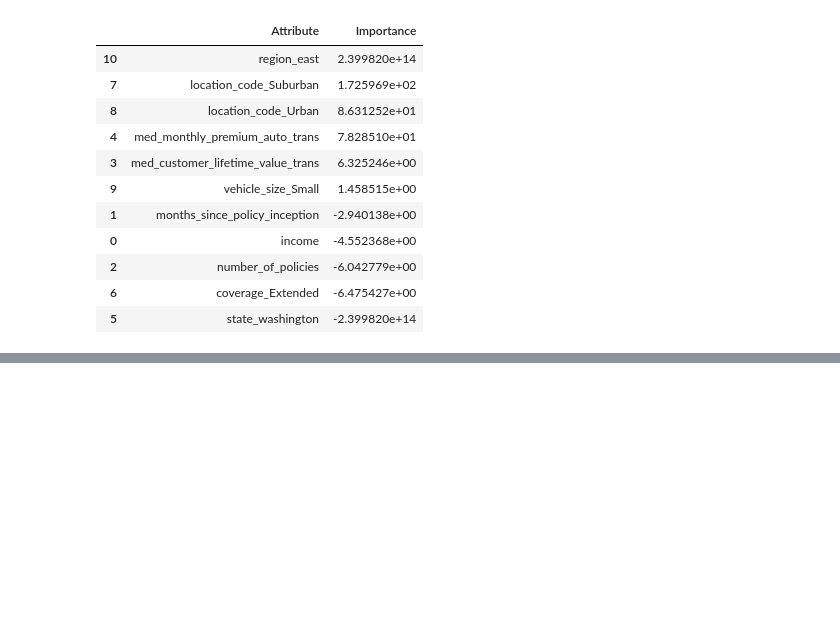
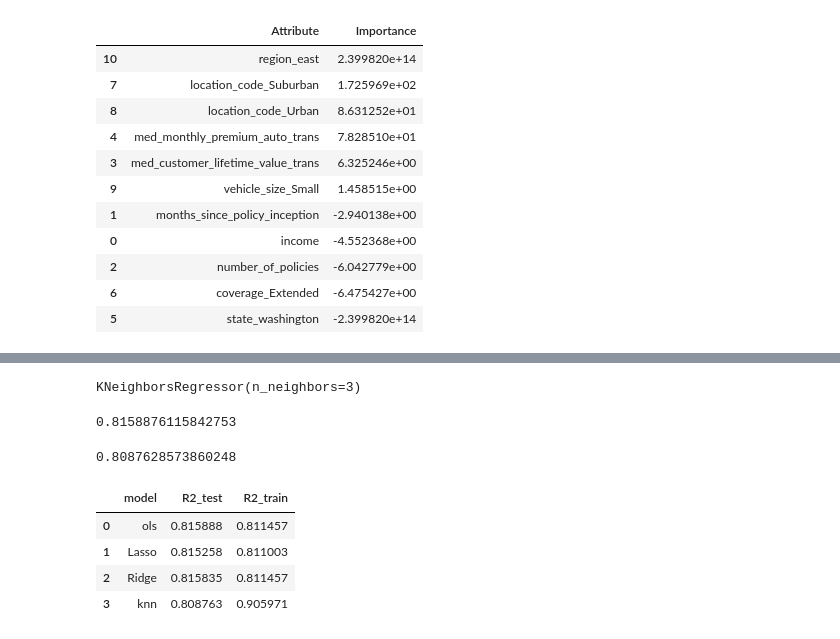
Before and after one commit to msantanarod/IronMercedes, a Jupyter notebook: Case study/Customer_Analysis_Case_Study/Customer Study Customer Analisys Complete Model.ipynb, the cells around one changed output, grey strips where cells are left out. Drawn from its saved outputs; the diff is of its cells as text; code cells hidden in the pictures; blank space fills up the shorter version.

```diff
--- a/Case study/Customer_Analysis_Case_Study/Customer Study Customer Analisys Complete Model.ipynb
+++ b/Case study/Customer_Analysis_Case_Study/Customer Study Customer Analisys Complete Model.ipynb
@@ -1365,0 +1404,9 @@ features_importances
+# %%
+X_train_scaled_constant= sm.add_constant(X_train_scaled)
+X_test_scaled_constant= sm.add_constant(X_test_scaled)  #adding a constant
+
+model=sm.OLS(y_train,X_train_scaled_constant).fit()
+predictions=model.predict(X_test_scaled_constant)
+
+print_model=model.summary()
+print(print_model)
@@ -1365,0 +1433,14 @@ features_importances
+# %%
+from sklearn.neighbors import KNeighborsRegressor # Import KNeighborsClassifier to use the K-NN for classification
+
+# initialize model (set parameters)
+neigh = KNeighborsRegressor(n_neighbors=3) # n_neighbors = K
+# %%
+neigh.fit(X_train_scaled, y_train)
+# Minkowski distance with p = 2 -> Euclidean distance
+# %% [output]
+KNeighborsRegressor(n_neighbors=3)
+# %%
+# make predictions
+y_pred_train_knn = neigh.predict(X_train_scaled)
+y_pred_test_knn  = neigh.predict(X_test_scaled)
@@ -1365,0 +1450,4 @@ features_importances
+# %%
+R2
+# %% [output]
+0.8158876115842753
@@ -1365,0 +1457,4 @@ features_importances
+# %%
+R2
+# %% [output]
+0.8087628573860248
@@ -1365,0 +1509,8 @@ features_importances
+# %%
+model(X,Y)
+# %% [output]
+|  | model | R2_test | R2_train |
+| 0 | ols | 0.815888 | 0.811457 |
+| 1 | Lasso | 0.815258 | 0.811003 |
+| 2 | Ridge | 0.815835 | 0.811457 |
+| 3 | knn | 0.808763 | 0.905971 |
```
Also changed, not shown: parts of 21 cells of this notebook, 2 other files.
